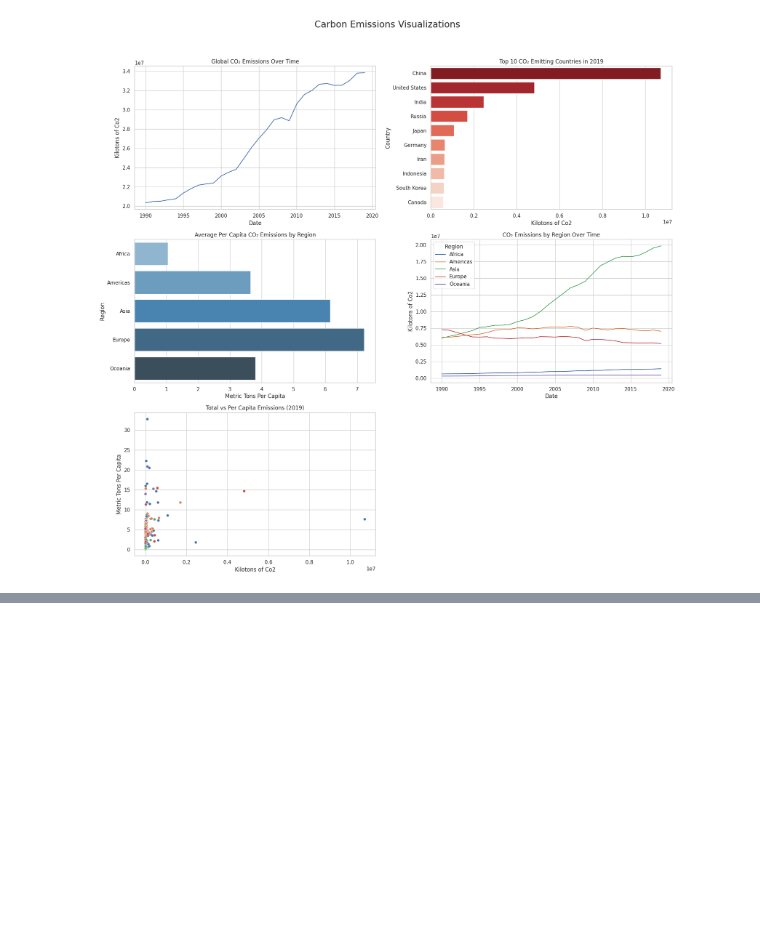
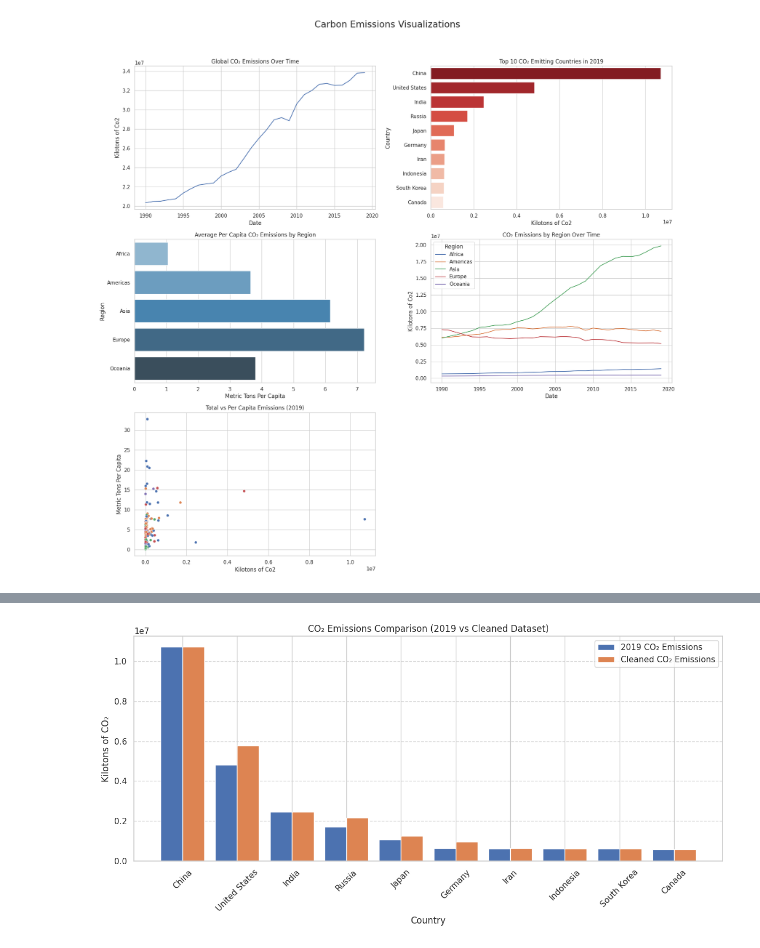
Before and after one commit to RodaMuthoni/CO-Emissions-Estimator, a Jupyter notebook: visualizations.ipynb, the cells around one changed output, grey strips where cells are left out. Drawn from its saved outputs; the diff is of its cells as text; code cells hidden in the pictures; blank space fills up the shorter version.

```diff
--- a/visualizations.ipynb
+++ b/visualizations.ipynb
@@ -107,0 +128,52 @@ Passing `palette` without assigning `hue` is deprecated and will be removed in v
+# %%
+# STEP 1: Install & import libraries
+import pandas as pd
+import matplotlib.pyplot as plt
+import seaborn as sns
+
+# STEP 2: Upload files manually if needed
+# from google.colab import files
+# uploaded = files.upload()
+
+# STEP 3: Load datasets
+df_original = pd.read_csv('/content/Carbon_(CO2)_Emissions_by_Country.csv')
+df_cleaned = pd.read_csv('/content/cleaned_carbon_emissions.csv')
+
+# STEP 4: Filter for 2019 data
+df_2019 = df_original[df_original['Date'].str.contains('2019', na=False)].copy()
+
+# Drop duplicates just in case
+df_cleaned_unique = df_cleaned.drop_duplicates(subset='Country')
+
+# STEP 5: Merge datasets
+merged_df = pd.merge(df_2019, df_cleaned_unique, on='Country', suffixes=('_2019', '_cleaned'))
+
+# Optional: Sort by one of the CO2 columns
+merged_df.sort_values(by='Kilotons of Co2_2019', ascending=False, inplace=True)
+
+# STEP 6: Plot comparison for top 10 emitting countries
+top_emitters = merged_df.head(10)
+
+# Create plot
+plt.figure(figsize=(12, 6))
+bar_width = 0.4
+index = range(len(top_emitters))
+
+# Bar 1: 2019 data
+plt.bar(index, top_emitters['Kilotons of Co2_2019'], bar_width, label='2019 CO₂ Emissions')
+
+# Bar 2: Cleaned dataset
+plt.bar([i + bar_width for i in index], top_emitters['Kilotons of Co2_cleaned'], bar_width, label='Cleaned CO₂ Emissions')
+
+# Labels and formatting
+plt.xlabel('Country')
+plt.ylabel('Kilotons of CO₂')
+plt.title('CO₂ Emissions Comparison (2019 vs Cleaned Dataset)')
+plt.xticks([i + bar_width/2 for i in index], top_emitters['Country'], rotation=45)
+plt.legend()
+plt.tight_layout()
+plt.grid(axis='y', linestyle='--', alpha=0.7)
+
+plt.show()
+# %% [output]
+[figure, added]
```
Also changed, not shown: parts of 2 cells of this notebook.
